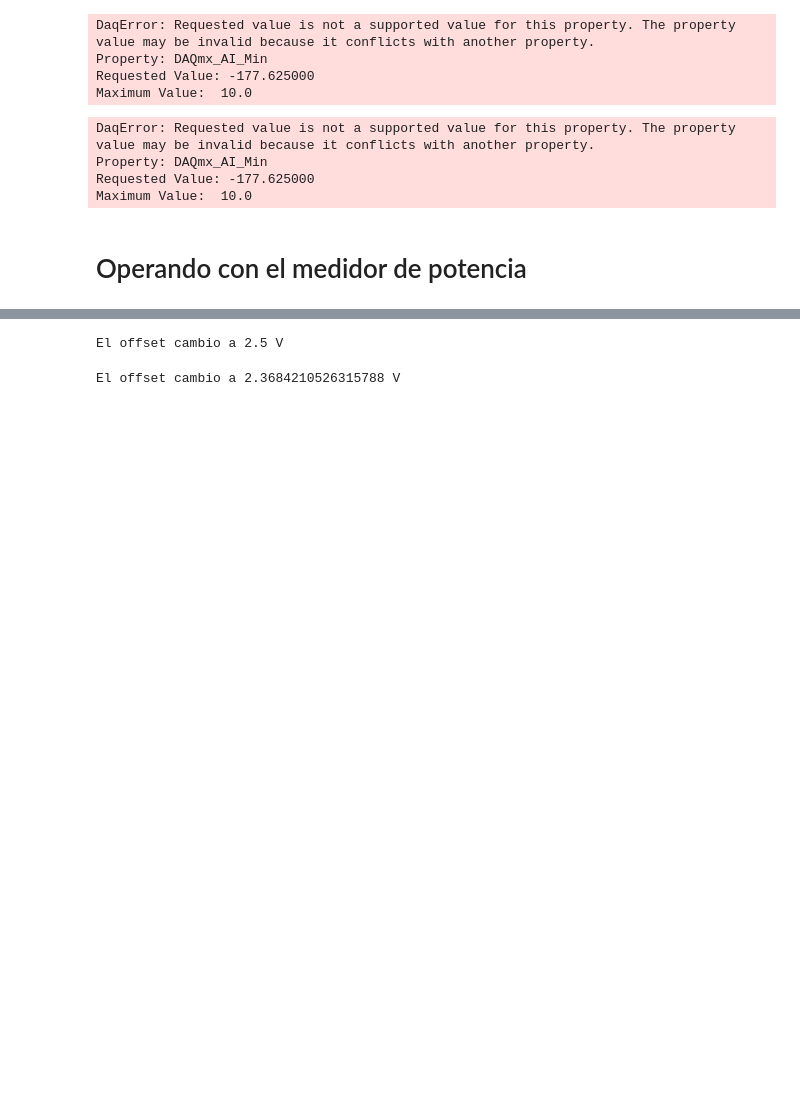
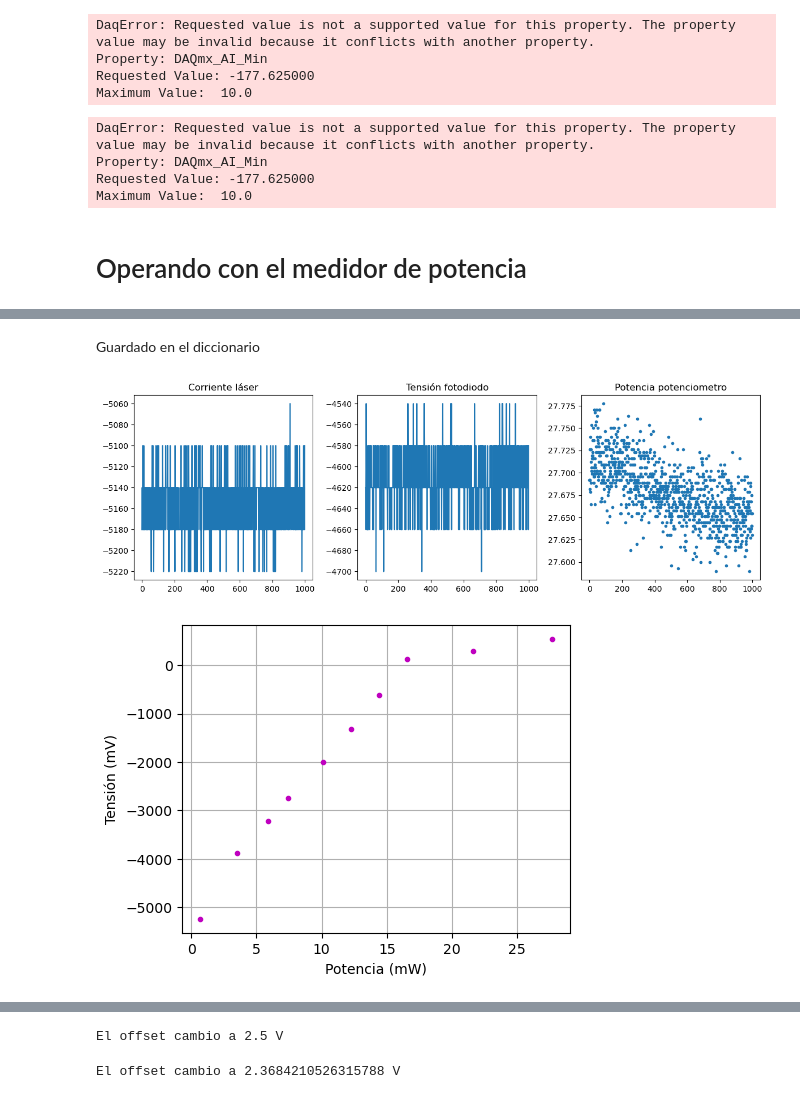
Before and after one commit to DelManuel/Magnetometro-optico, a Jupyter notebook: códigos/Codigo_para_medir_con_el_osciloscopio.ipynb, the cells around one changed output, grey strips where cells are left out. Cells and saved outputs as stored; diff of their text form; code cells hidden in the pictures; blank space fills up the shorter version.

Commit message:
Linealidad tensión - potencia de los fotodiodos
Co-Authored-By: Manuel Delgado <90483972+DelManuel@users.noreply.github.com>

```diff
--- a/códigos/Codigo_para_medir_con_el_osciloscopio.ipynb
+++ b/códigos/Codigo_para_medir_con_el_osciloscopio.ipynb
@@ -946,0 +978,6 @@ power_meter.sense.power.dc.range.auto = "OFF" # Para apagar el modo automático
+# %%
+valores_POW = np.array([power_meter.read for _ in range(1000)])
+# %% [markdown]
+Guardado en el diccionario
+# %%
+dic[f"{offset}V"] = {"t_1":t_1, "V_1":v_1, "t_2":t_2, "V_2": v_2, "POW": valores_POW}
@@ -946,0 +986,28 @@ power_meter.sense.power.dc.range.auto = "OFF" # Para apagar el modo automático
+# %%
+V = [np.mean(dic[V]["V_2"]-dic[V]["V_1"])*1000 for V in dic.keys()]
+# %%
+POW = [np.mean(dic[V]["POW"])*1000 for V in dic.keys()]
+# %%
+fig, axs = plt.subplots(ncols = 3, figsize = (12,4))
+
+axs[0].plot(v_1*1000)
+axs[1].plot(v_2*1000)
+axs[2].plot(valores_POW*1000,".")
+
+axs[0].set_title("Corriente láser")
+axs[1].set_title("Tensión fotodiodo")
+axs[2].set_title("Potencia potenciometro")
+
+fig.tight_layout()
+plt.show()
+
+fig, axs = plt.subplots(ncols = 1, figsize = (5,4))
+axs.plot(POW,np.array(V),".", c = "m")
+axs.set_xlabel("Potencia (mW)")
+axs.set_ylabel("Tensión (mV)")
+axs.grid()
+
+plt.show()
+# %% [output]
+[figure, added]
+[figure, added]
```
Also changed, not shown: parts of 17 cells of this notebook, 4 other files.
